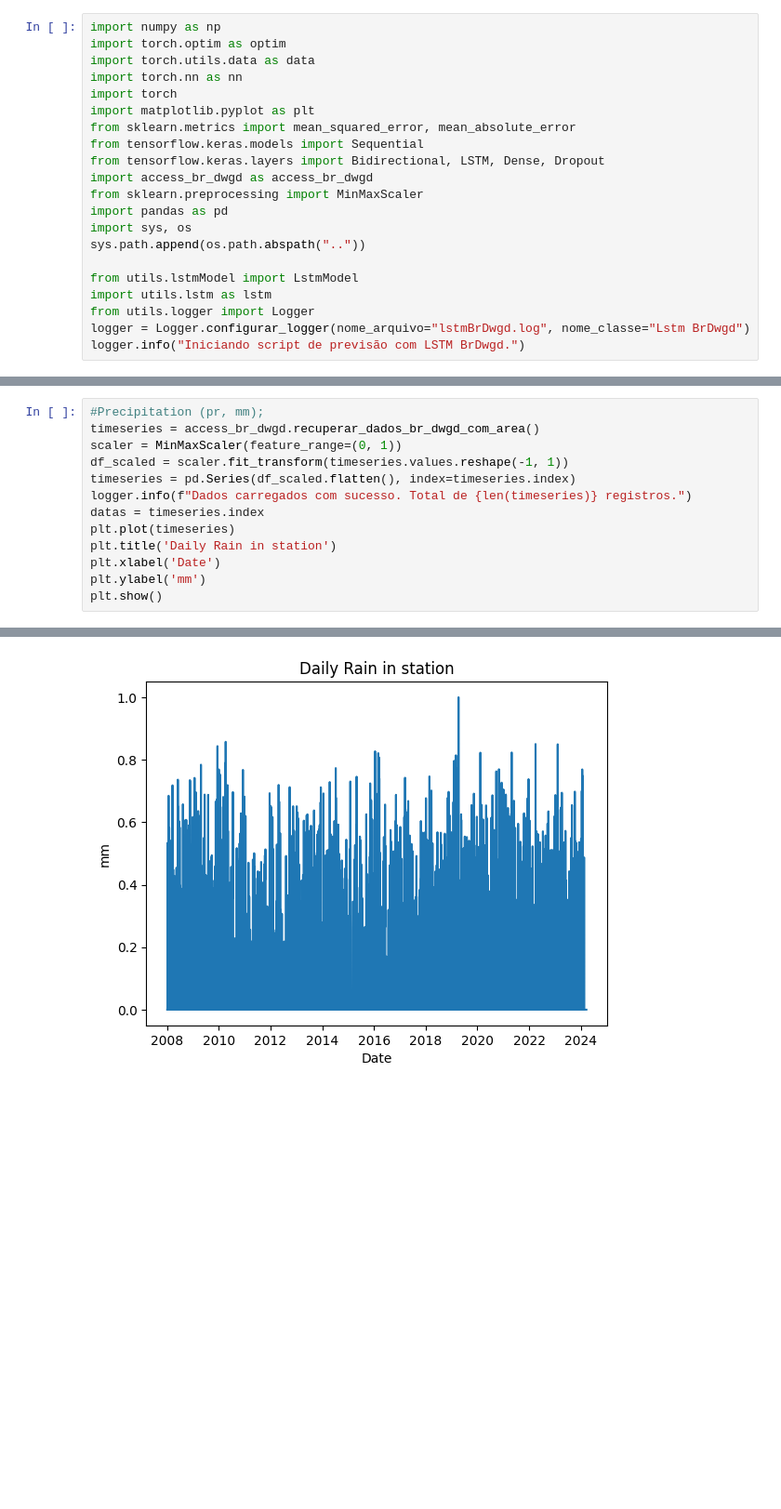
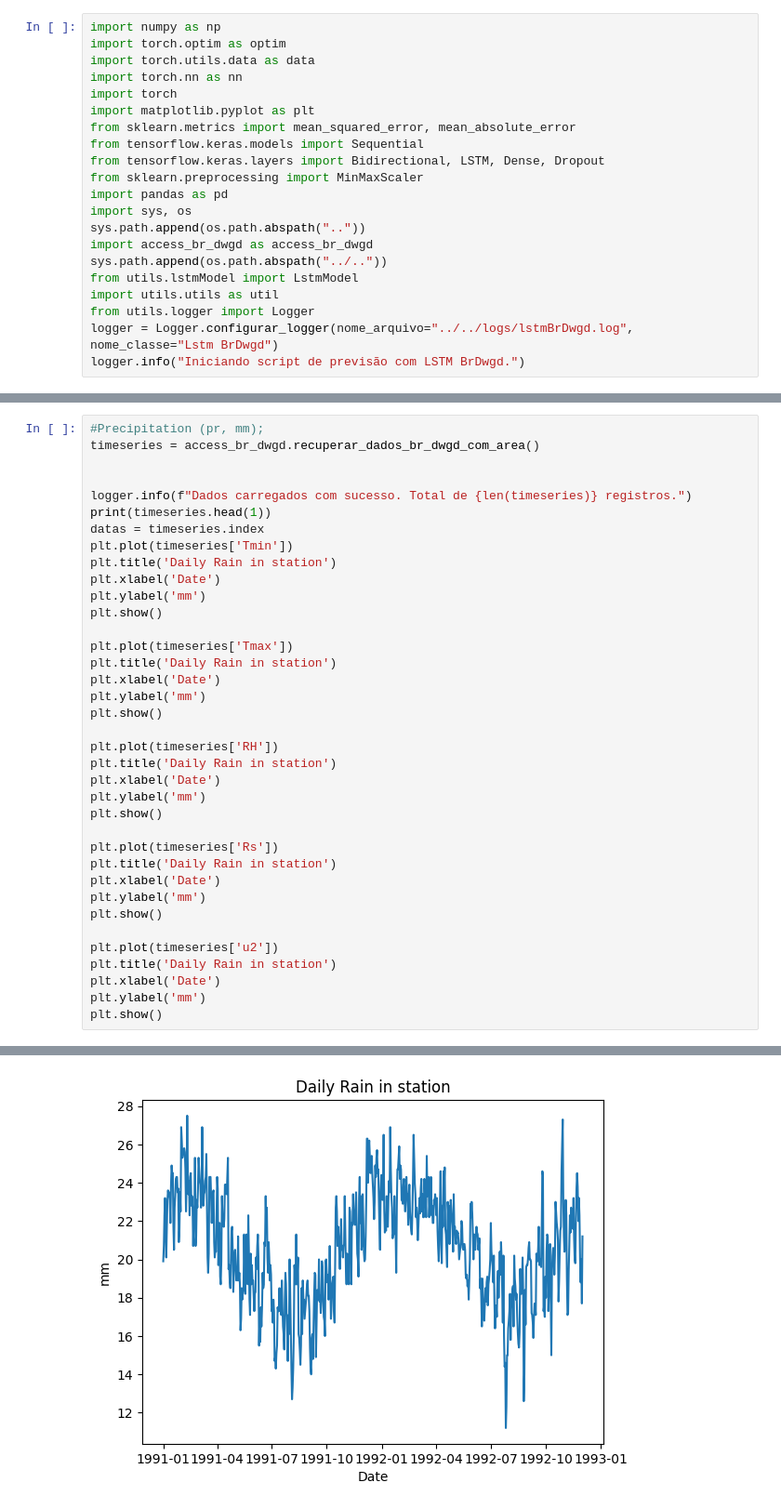
Before and after one commit to pedroboseximenes/tcc, a Jupyter notebook: brDwgd/notebooks/lstmKeras.ipynb, the cells around one changed output, grey strips where cells are left out. Shown at 93% size. Cells and saved outputs as stored; diff of their text form; blank space fills up the shorter version.

```diff
--- a/brDwgd/notebooks/lstmKeras.ipynb
+++ b/brDwgd/notebooks/lstmKeras.ipynb
@@ -8,15 +8,15 @@ import matplotlib.pyplot as plt
 from sklearn.metrics import mean_squared_error, mean_absolute_error
 from tensorflow.keras.models import Sequential
 from tensorflow.keras.layers import Bidirectional, LSTM, Dense, Dropout
-import access_br_dwgd as access_br_dwgd
 from sklearn.preprocessing import MinMaxScaler
 import pandas as pd
 import sys, os
 sys.path.append(os.path.abspath(".."))
-
+import access_br_dwgd as access_br_dwgd
+sys.path.append(os.path.abspath("../.."))
 from utils.lstmModel import LstmModel
-import utils.lstm as lstm
+import utils.utils as util
 from utils.logger import Logger
-logger = Logger.configurar_logger(nome_arquivo="lstmBrDwgd.log", nome_classe="Lstm BrDwgd")
+logger = Logger.configurar_logger(nome_arquivo="../../logs/lstmBrDwgd.log", nome_classe="Lstm BrDwgd")
 logger.info("Iniciando script de previsão com LSTM BrDwgd.")
 # %% [output]
@@ -26,14 +26,38 @@ To enable the following instructions: AVX2 FMA, in other operations, rebuild Ten
 # %%
 #Precipitation (pr, mm);
 timeseries = access_br_dwgd.recuperar_dados_br_dwgd_com_area()
-scaler = MinMaxScaler(feature_range=(0, 1))
-df_scaled = scaler.fit_transform(timeseries.values.reshape(-1, 1))
-timeseries = pd.Series(df_scaled.flatten(), index=timeseries.index)
+
+
 logger.info(f"Dados carregados com sucesso. Total de {len(timeseries)} registros.")
+print(timeseries.head(1))
 datas = timeseries.index
-plt.plot(timeseries)
+plt.plot(timeseries['Tmin'])
 plt.title('Daily Rain in station')
 plt.xlabel('Date')
 plt.ylabel('mm')
 plt.show()
+
+plt.plot(timeseries['Tmax'])
+plt.title('Daily Rain in station')
+plt.xlabel('Date')
+plt.ylabel('mm')
+plt.show()
+
+plt.plot(timeseries['RH'])
+plt.title('Daily Rain in station')
+plt.xlabel('Date')
+plt.ylabel('mm')
+plt.show()
+
+plt.plot(timeseries['Rs'])
+plt.title('Daily Rain in station')
+plt.xlabel('Date')
+plt.ylabel('mm')
+plt.show()
+
+plt.plot(timeseries['u2'])
+plt.title('Daily Rain in station')
+plt.xlabel('Date')
+plt.ylabel('mm')
+plt.show()
 # %% [output]
@@ -42,2 +99,2 @@ plt.show()
-[figure, old version]
+[figure, new version]
 # %%
```
Also changed, not shown: parts of 6 cells of this notebook, 16 other files.
